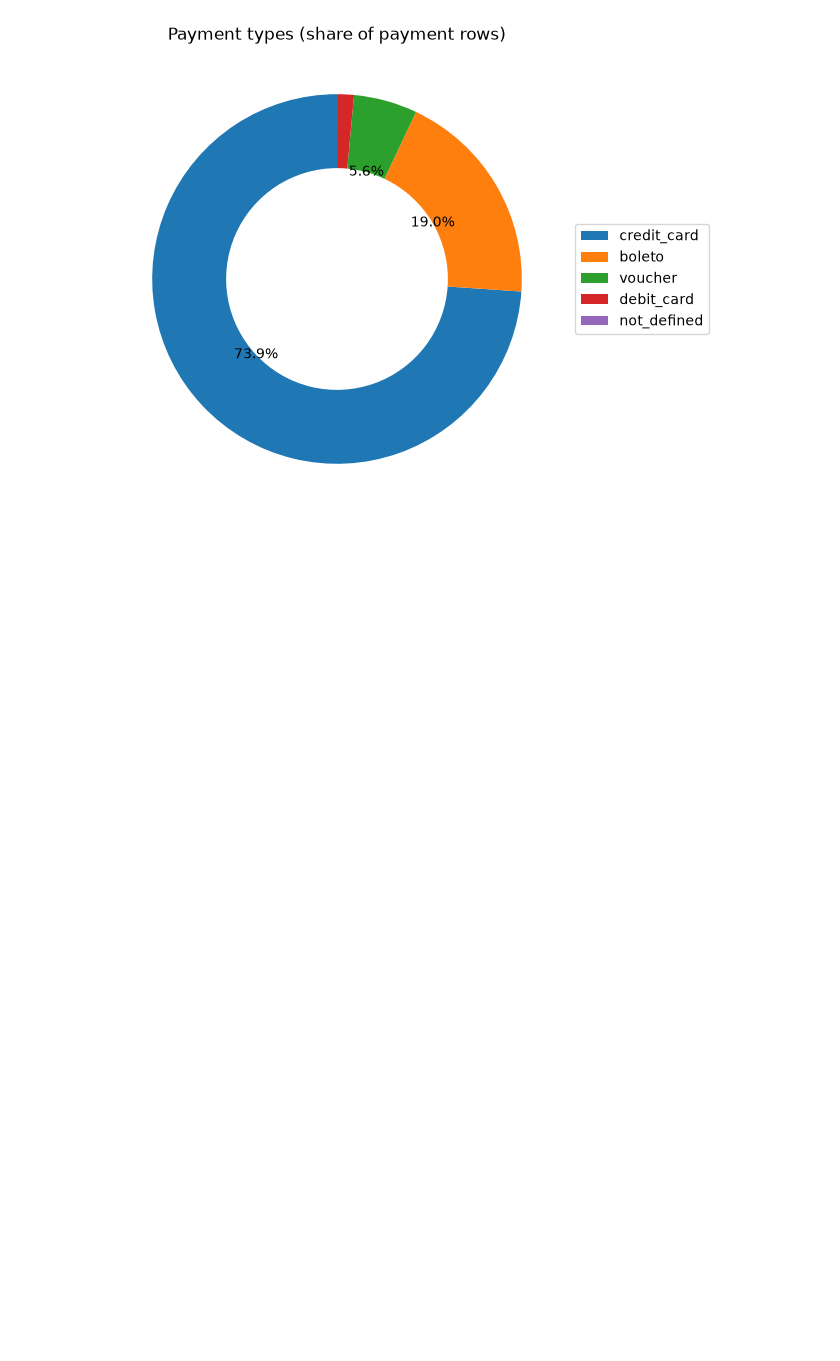
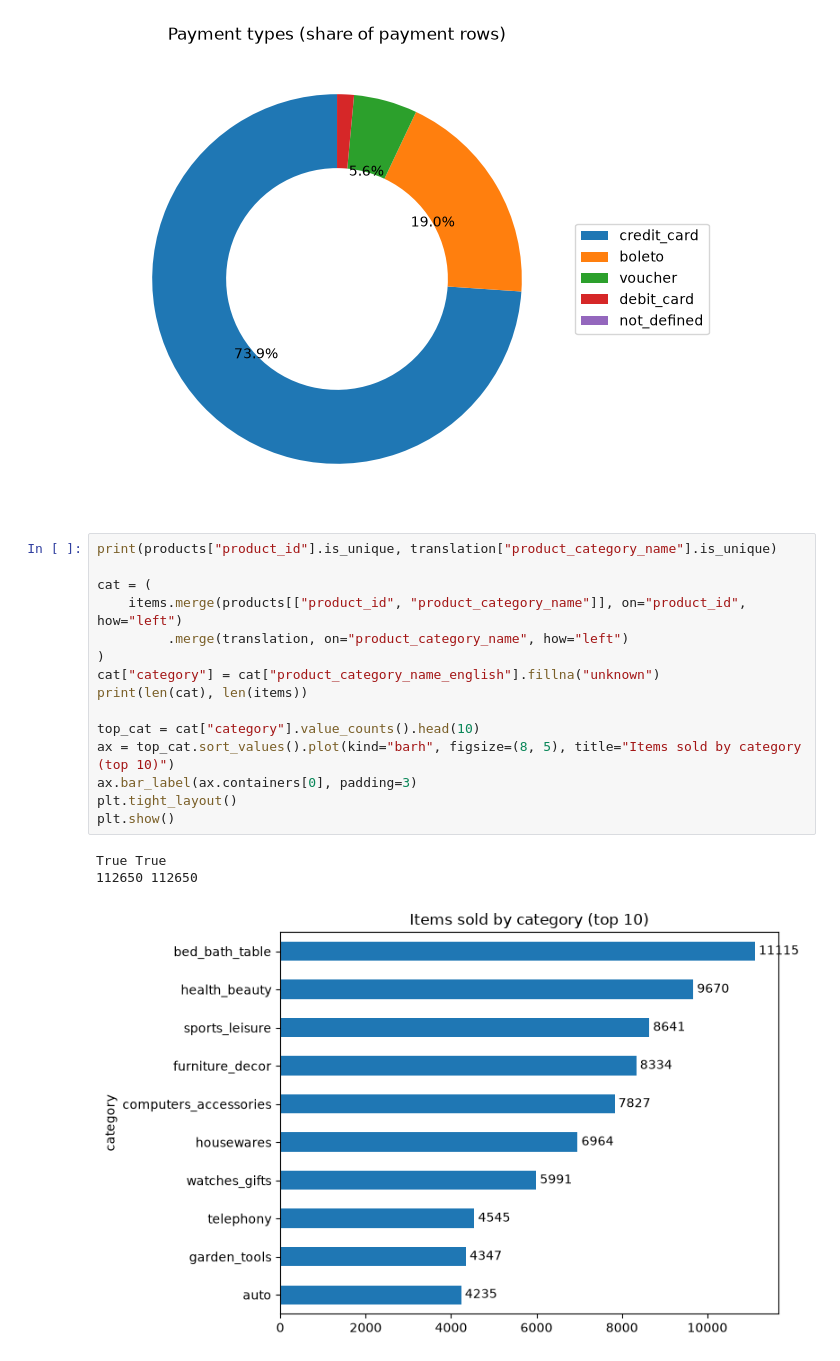
Before and after one commit to LubenPp/olist-ecommerce-analysis, a Jupyter notebook: Untitled.ipynb, the cells around one changed output. Cells and saved outputs as stored; diff of their text form; blank space fills up the shorter version.

```diff
--- a/Untitled.ipynb
+++ b/Untitled.ipynb
@@ -523,3 +523,22 @@ debit_card      1.47
 not_defined     0.00
 Name: count, dtype: float64
 [figure]
+# %%
+print(products["product_id"].is_unique, translation["product_category_name"].is_unique)
+
+cat = (
+    items.merge(products[["product_id", "product_category_name"]], on="product_id", how="left")
+         .merge(translation, on="product_category_name", how="left")
+)
+cat["category"] = cat["product_category_name_english"].fillna("unknown")
+print(len(cat), len(items))
+
+top_cat = cat["category"].value_counts().head(10)
+ax = top_cat.sort_values().plot(kind="barh", figsize=(8, 5), title="Items sold by category (top 10)")
+ax.bar_label(ax.containers[0], padding=3)
+plt.tight_layout()
+plt.show()
+# %% [output]
+True True
+112650 112650
+[figure, added]
```
Also changed, not shown: parts of 5 cells of this notebook.
